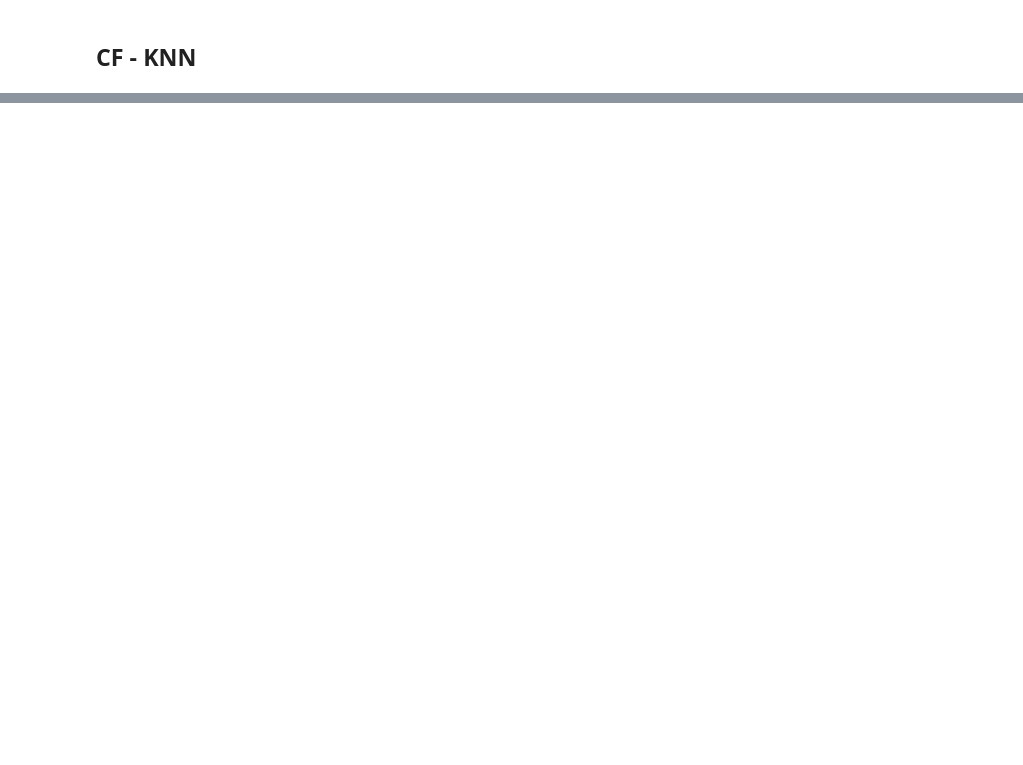
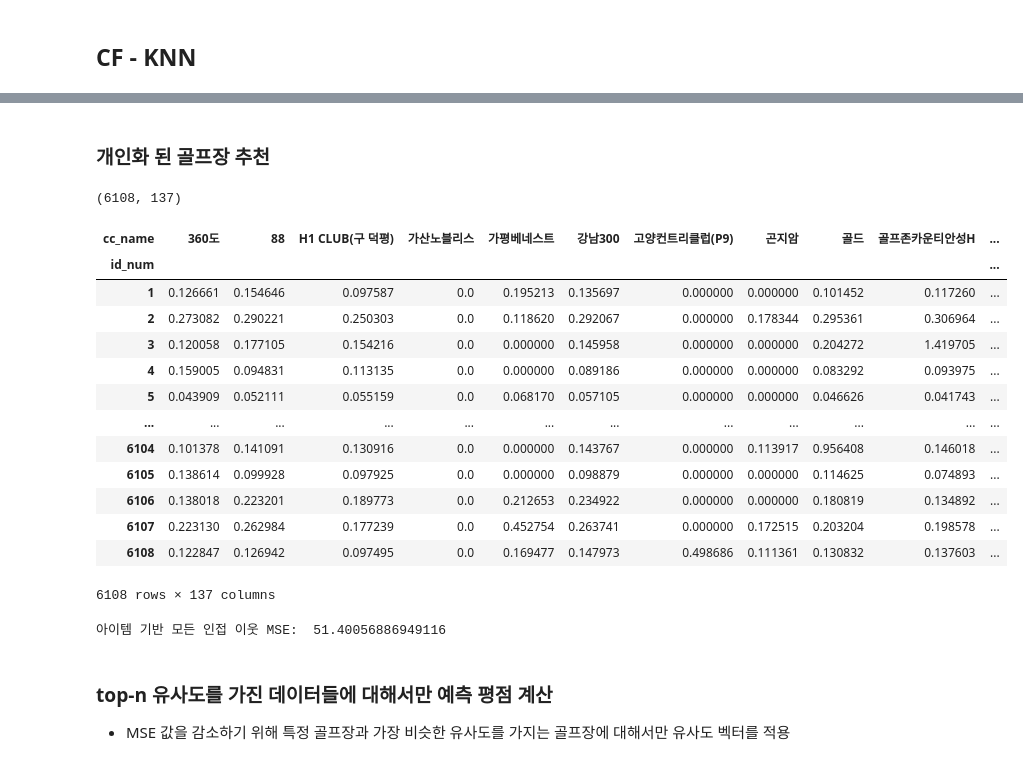
Before and after one commit to sparklabel/RecSys_GolfCC, a Jupyter notebook: ex.ipynb, the cells around one changed output, grey strips where cells are left out. Cells and saved outputs as stored; diff of their text form; code cells hidden in the pictures; blank space fills up the shorter version.

```diff
--- a/ex.ipynb
+++ b/ex.ipynb
@@ -490,0 +237,6 @@ item_prediction_result_df
+# %%
+# 아이템-사용자 행렬로 transpose 한다.
+ratings_matrix_T = ratings_matrix.transpose()    # 전치 행렬
+
+print(ratings_matrix_T.shape)
+ratings_matrix_T.head(5)
@@ -490,0 +255,10 @@ item_prediction_result_df
+# %%
+# 골프장들 간 코사인 유사도 산출
+item_sim = cosine_similarity(ratings_matrix_T, ratings_matrix_T)
+
+# cosine_similarity()로 반환된 넘파이 행렬을 골프장에 매핑하여 DataFrame으로 변환
+item_sim_df = pd.DataFrame(data=item_sim, index=ratings_matrix.columns,
+                          columns=ratings_matrix.columns)
+
+print(item_sim_df.shape)
+item_sim_df.head(3)
@@ -490,0 +284,46 @@ item_prediction_result_df
+# %% [markdown]
+### 개인화 된 골프장 추천
+# %%
+# 평점 벡터(행 벡터)와 유사도 벡터(열 벡터)를 내적(dot)해서 예측 평점을 계산하는 함수 정의
+def predict_rating(ratings_arr, item_sim_arr):
+    ratings_pred = ratings_arr.dot(item_sim_arr) / np.array([np.abs(item_sim_arr).sum(axis=1)])
+    return ratings_pred
+
+ratings_pred = predict_rating(ratings_matrix.values , item_sim_df.values)
+
+# 데이터프레임으로 변환
+ratings_pred_matrix = pd.DataFrame(data=ratings_pred, index= ratings_matrix.index,
+                                   columns = ratings_matrix.columns)
+# %%
+print(ratings_pred_matrix.shape)
+ratings_pred_matrix
+# %% [output]
+(6108, 137)
+| cc_name | 360도 | 88 | H1 CLUB(구 덕평) | 가산노블리스 | 가평베네스트 | 강남300 | 고양컨트리클럽(P9) | 곤지암 | 골드 | 골프존카운티안성H | ... |
+| id_num |  |  |  |  |  |  |  |  |  |  | ... |
+| 1 | 0.126661 | 0.154646 | 0.097587 | 0.0 | 0.195213 | 0.135697 | 0.000000 | 0.000000 | 0.101452 | 0.117260 | ... |
+| 2 | 0.273082 | 0.290221 | 0.250303 | 0.0 | 0.118620 | 0.292067 | 0.000000 | 0.178344 | 0.295361 | 0.306964 | ... |
+| 3 | 0.120058 | 0.177105 | 0.154216 | 0.0 | 0.000000 | 0.145958 | 0.000000 | 0.000000 | 0.204272 | 1.419705 | ... |
+| 4 | 0.159005 | 0.094831 | 0.113135 | 0.0 | 0.000000 | 0.089186 | 0.000000 | 0.000000 | 0.083292 | 0.093975 | ... |
+| 5 | 0.043909 | 0.052111 | 0.055159 | 0.0 | 0.068170 | 0.057105 | 0.000000 | 0.000000 | 0.046626 | 0.041743 | ... |
+| ... | ... | ... | ... | ... | ... | ... | ... | ... | ... | ... | ... |
+| 6104 | 0.101378 | 0.141091 | 0.130916 | 0.0 | 0.000000 | 0.143767 | 0.000000 | 0.113917 | 0.956408 | 0.146018 | ... |
+| 6105 | 0.138614 | 0.099928 | 0.097925 | 0.0 | 0.000000 | 0.098879 | 0.000000 | 0.000000 | 0.114625 | 0.074893 | ... |
+| 6106 | 0.138018 | 0.223201 | 0.189773 | 0.0 | 0.212653 | 0.234922 | 0.000000 | 0.000000 | 0.180819 | 0.134892 | ... |
+| 6107 | 0.223130 | 0.262984 | 0.177239 | 0.0 | 0.452754 | 0.263741 | 0.000000 | 0.172515 | 0.203204 | 0.198578 | ... |
+| 6108 | 0.122847 | 0.126942 | 0.097495 | 0.0 | 0.169477 | 0.147973 | 0.498686 | 0.111361 | 0.130832 | 0.137603 | ... |
+6108 rows × 137 columns
+# %%
+# 사용자가 평점을 부여한 골프장에 대해서만 예측 성능 평가 MSE 를 구함.
+def get_mse(pred, actual):
+    # Ignore nonzero terms.
+    pred = pred[actual.nonzero()].flatten()
+    actual = actual[actual.nonzero()].flatten()
+    return mean_squared_error(pred, actual)
+
+print('아이템 기반 모든 인접 이웃 MSE: ', get_mse(ratings_pred, ratings_matrix.values))
+# %% [output]
+아이템 기반 모든 인접 이웃 MSE:  51.40056886949116
+# %% [markdown]
+### top-n 유사도를 가진 데이터들에 대해서만 예측 평점 계산
+- MSE 값을 감소하기 위해 특정 골프장과 가장 비슷한 유사도를 가지는 골프장에 대해서만 유사도 벡터를 적용
```
Also changed, not shown: parts of 66 cells of this notebook.
